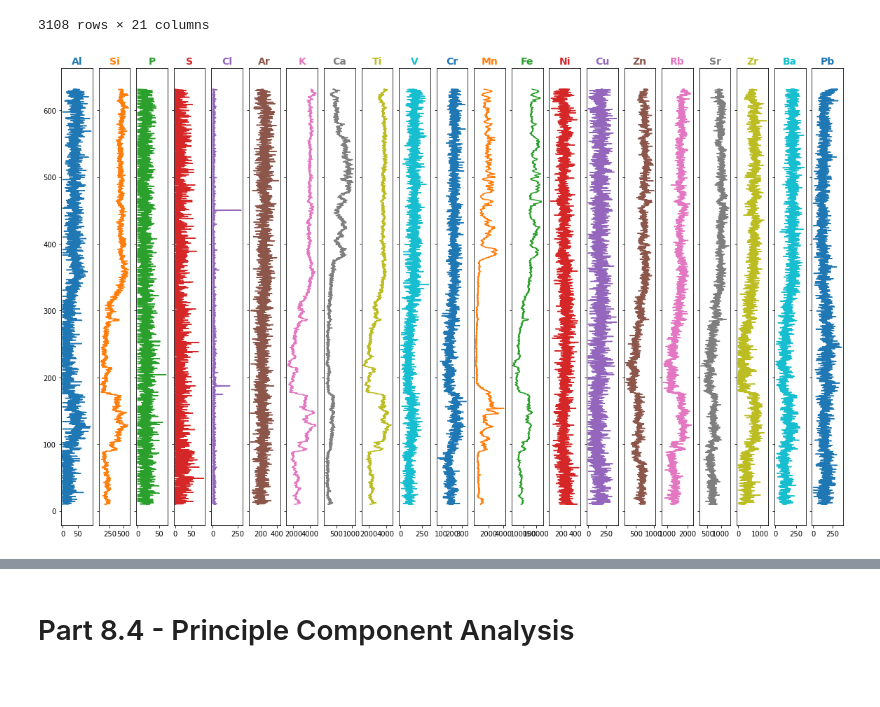
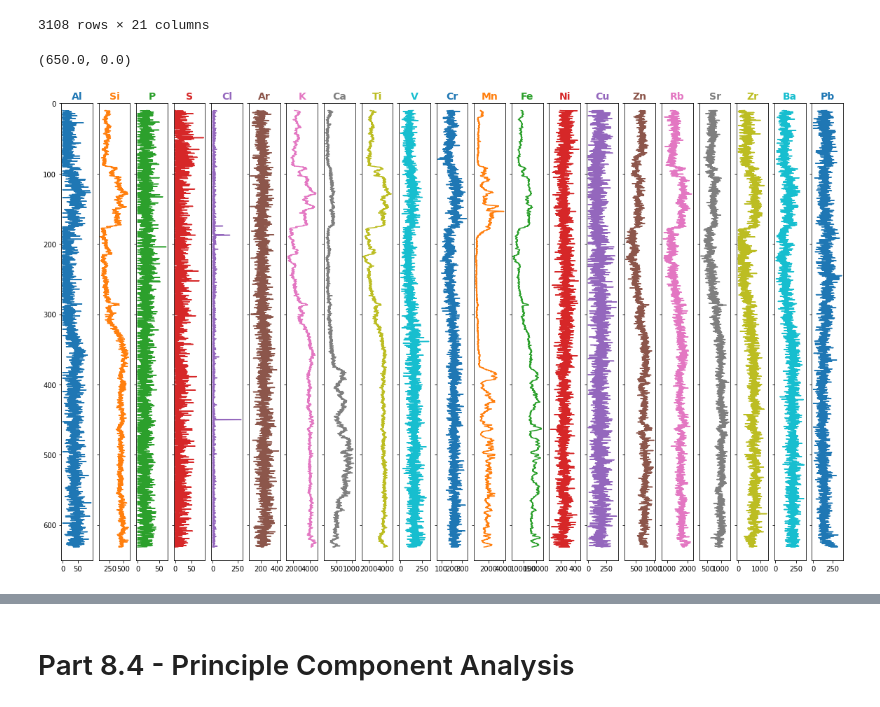
Before and after one commit to ds4geo/ds4geo, a Jupyter notebook: WS 2020 Course Notes/Session 8.ipynb, the cells around one changed output, grey strips where cells are left out. Cells and saved outputs as stored; diff of their text form; code cells hidden in the pictures.

```diff
--- a/WS 2020 Course Notes/Session 8.ipynb
+++ b/WS 2020 Course Notes/Session 8.ipynb
@@ -105,12 +95,15 @@ ele
 # %%
 # Make a quick overview plot
 fig, ax = plt.subplots(ncols=ele.shape[1], figsize=(20,12), sharey="all")
 # plot each element
 for (i, a), (l, d) in zip(enumerate(ax), ele.iteritems()):
   a.plot(d.values, d.index, label=l, color="C{}".format(i))
   a.set_title(l, fontdict={"color": "C{}".format(i), "fontweight": "bold", "fontsize":14})
+#ax[0].invert_yaxis()
+ax[0].set_ylim(650,0)
 # %% [output]
+(650.0, 0.0)
-[figure, old version]
+[figure, new version]
 # %%
 # Select elements with signal which are never 0
 elements = ["Si", "Ar", "K", "Ca", "Ti", "Cr", "Mn", "Fe", "Ni", "Zn", "Rb" ,"Sr", "Ba"]
```
Also changed, not shown: parts of 25 cells of this notebook.
